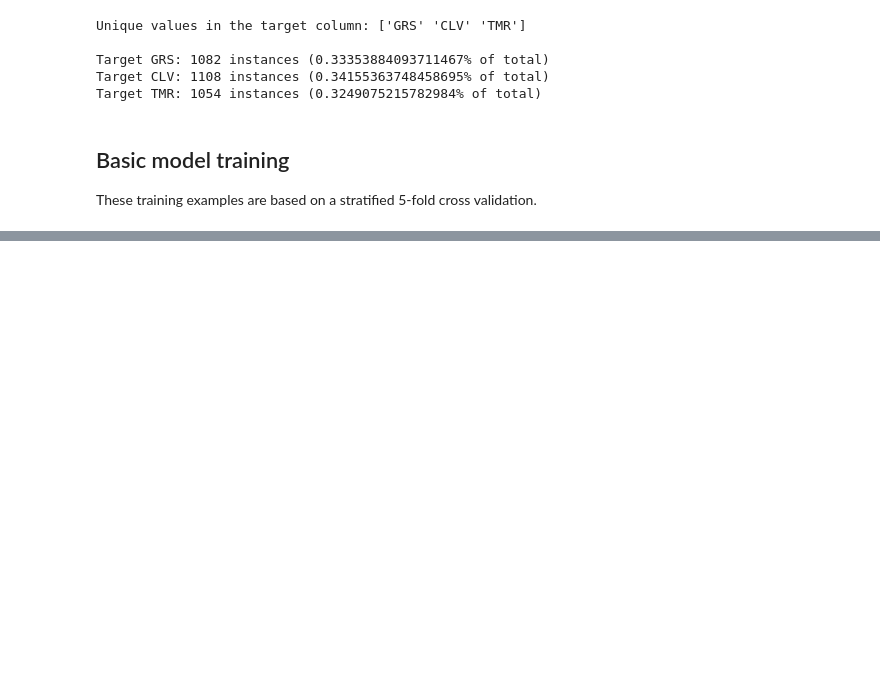
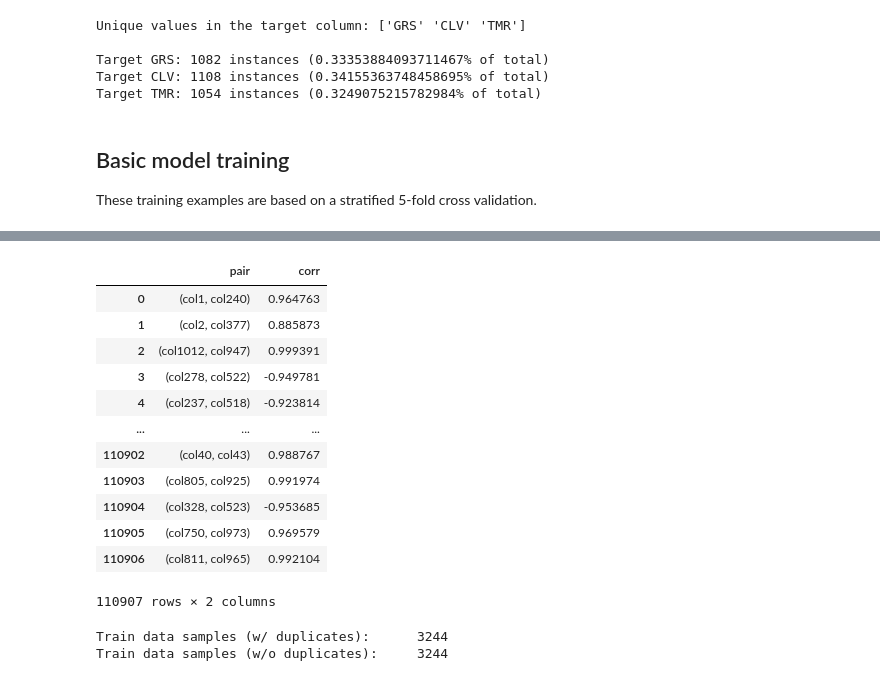
Before and after one commit to mlgig/vistamilk_diet_challenge, a Jupyter notebook: notebooks/Bhaskar_VM.ipynb, the cells around one changed output, grey strips where cells are left out. Cells and saved outputs as stored; diff of their text form; code cells hidden in the pictures; blank space fills up the shorter version.

```diff
--- a/notebooks/Bhaskar_VM.ipynb
+++ b/notebooks/Bhaskar_VM.ipynb
@@ -218,0 +249,41 @@ temporal_performance(X_train, y)
+# %%
+# High-correlated feature pairs w/o auto-correlations
+threshold = 0.8
+correlation = X_train.corr()
+
+corr_pairs = (
+    correlation[abs(correlation) > threshold][correlation != 1.0]
+).unstack().dropna().to_dict()
+
+unique_corr_pairs = pd.DataFrame(
+    list(
+        set([(tuple(sorted(key)), corr_pairs[key]) for key in corr_pairs])
+    ), columns=['pair', 'corr']
+)
+
+unique_corr_pairs
+# %% [output]
+|  | pair | corr |
+| 0 | (col1, col240) | 0.964763 |
+| 1 | (col2, col377) | 0.885873 |
+| 2 | (col1012, col947) | 0.999391 |
+| 3 | (col278, col522) | -0.949781 |
+| 4 | (col237, col518) | -0.923814 |
+| ... | ... | ... |
+| 110902 | (col40, col43) | 0.988767 |
+| 110903 | (col805, col925) | 0.991974 |
+| 110904 | (col328, col523) | -0.953685 |
+| 110905 | (col750, col973) | 0.969579 |
+| 110906 | (col811, col965) | 0.992104 |
+110907 rows × 2 columns
+# %%
+print('Train data samples (w/ duplicates): \t', X_train.shape[0])
+df_train_dedup = pd.DataFrame(
+    [list(tup) for tup in X_train.value_counts().index.values],
+    columns=X_train.columns
+)
+
+print('Train data samples (w/o duplicates): \t', df_train_dedup.shape[0])
+# %% [output]
+Train data samples (w/ duplicates):      3244
+Train data samples (w/o duplicates):     3244
```
Also changed, not shown: parts of 15 cells of this notebook.
